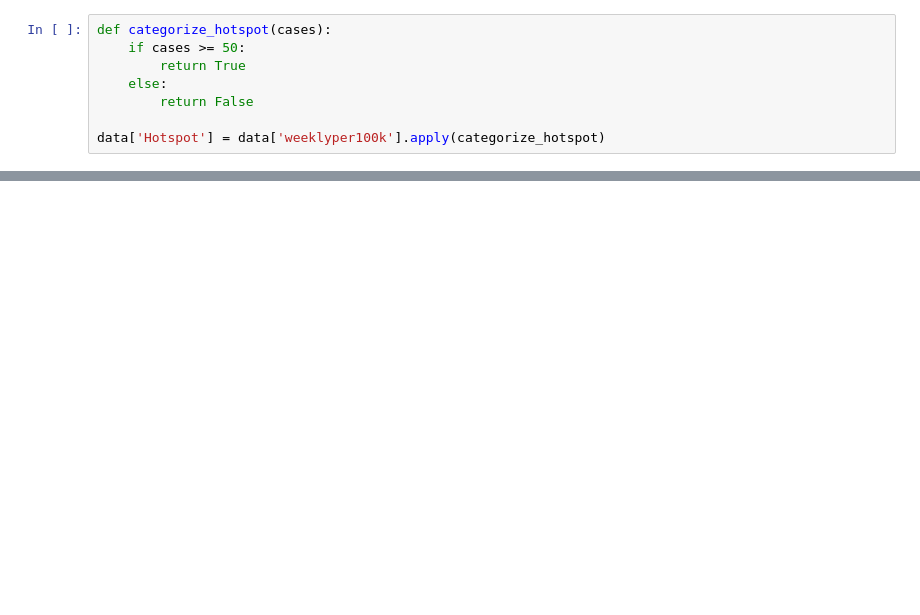
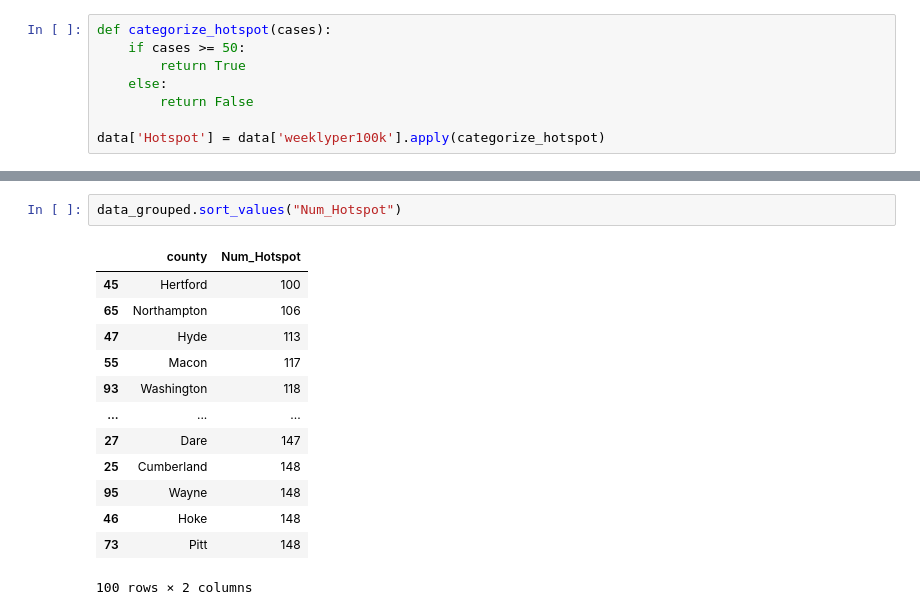
Before and after one commit to ecthompsoncodes/FDS-Epi-Project, a Jupyter notebook: Data for Analysis.ipynb, the cells around one changed output, grey strips where cells are left out. Cells and saved outputs as stored; diff of their text form; blank space fills up the shorter version.

```diff
--- a/Data for Analysis.ipynb
+++ b/Data for Analysis.ipynb
@@ -33,0 +57,16 @@ data
+# %%
+data_grouped.sort_values("Num_Hotspot")
+# %% [output]
+|  | county | Num_Hotspot |
+| 45 | Hertford | 100 |
+| 65 | Northampton | 106 |
+| 47 | Hyde | 113 |
+| 55 | Macon | 117 |
+| 93 | Washington | 118 |
+| ... | ... | ... |
+| 27 | Dare | 147 |
+| 25 | Cumberland | 148 |
+| 95 | Wayne | 148 |
+| 46 | Hoke | 148 |
+| 73 | Pitt | 148 |
+100 rows × 2 columns
```
Also changed, not shown: parts of 8 cells of this notebook, 3 other files.
